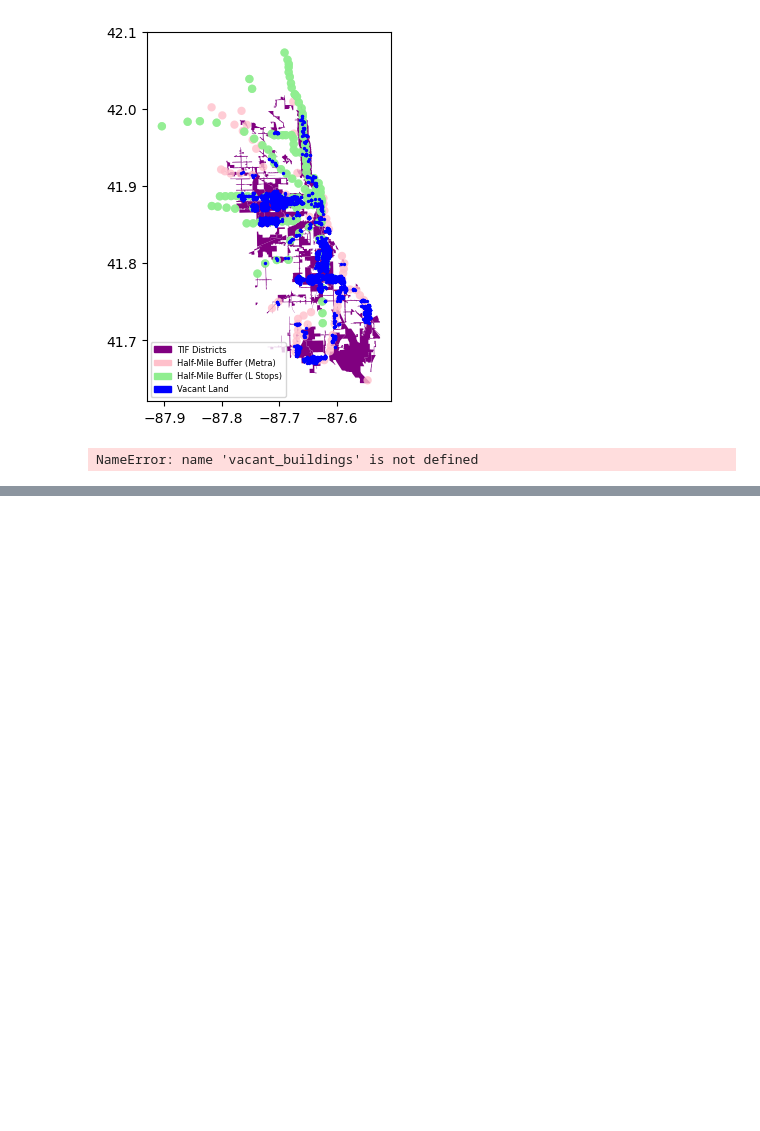
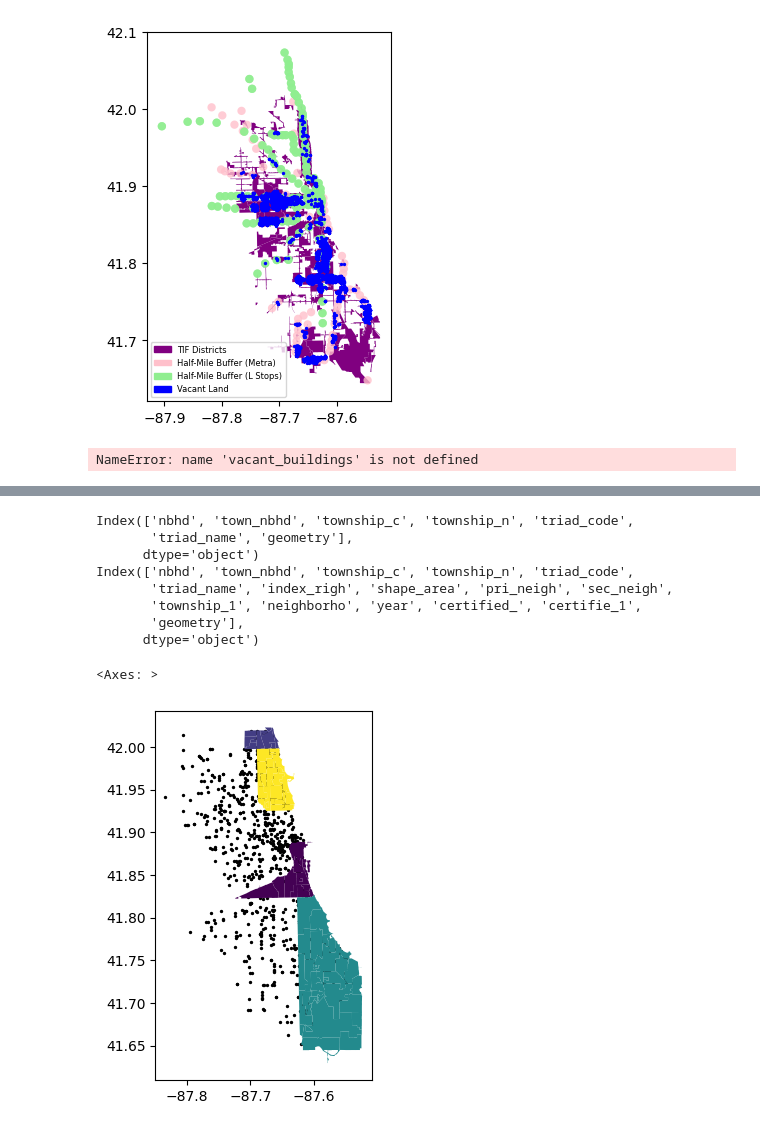
Before and after one commit to claireconzelmann/KIHC-affordable-housing-analysis, a Jupyter notebook: Code/data exploration.ipynb, the cells around one changed output, grey strips where cells are left out. Saved outputs shown, nothing was run; the diff lists cells and outputs as text; code cells hidden in the pictures; blank space fills up the shorter version.

Commit message:
Changes to buildings and adding gentrification map

```diff
--- a/Code/data exploration.ipynb
+++ b/Code/data exploration.ipynb
@@ -144,0 +124,64 @@ sale_buildings_gdf.plot(ax=ax,
+# %%
+#Neighborhood boundaries
+neighborhood_folder = 'Data/Neighborhood_Boundaries'
+neighborhood_path = os.path.join(path, neighborhood_folder,
+ 'geo_export_ad3b7229-3a91-4260-85b6-64676cb28962.shp')
+neighborhood_gdf = gpd.read_file(neighborhood_path)
+print(neighborhood_gdf.columns)
+neighborhood_gdf = neighborhood_gdf[neighborhood_gdf['triad_code'] == '1']
+
+#Neighborhood boundaries
+merged_folder = 'Data/merged_gdf_shapefile'
+merged_path = os.path.join(path, merged_folder,
+ 'merged_gdf_shapefile.shp')
+merged_gdf = gpd.read_file(merged_path)
+print(merged_gdf.columns)
+
+merged_gdf['certified_tot_mean'] = pd.to_numeric(merged_gdf['certifie_1'], errors='coerce').fillna(0)
+asessor_2000 = merged_gdf[merged_gdf["year"] == 2000].groupby("pri_neigh")["certified_tot_mean"].mean().reset_index()
+asessor_2000 = asessor_2000.rename(columns={"certified_tot_mean": "value_2000"})
+
+assessor_2023 = merged_gdf[merged_gdf["year"] == 2023].groupby("pri_neigh")["certified_tot_mean"].mean().reset_index()
+assessor_2023 = assessor_2023.rename(columns={"certified_tot_mean": "value_2023"})
+
+av_merged = pd.merge(asessor_2000, assessor_2023, on="pri_neigh", how="inner")
+av_merged["difference"] = abs(av_merged["value_2023"] - av_merged["value_2000"])
+av_merged.head()
+merged_neighborhoods = neighborhood_gdf.merge(av_merged, left_on='township_n', right_on='pri_neigh', how='left')
+merged_neighborhoods.head()
+merged_neighborhoods_gdf = gpd.GeoDataFrame(merged_neighborhoods, geometry='geometry')
+merged_neighborhoods_gdf.set_crs('EPSG:4326', allow_override=True, inplace=True)
+
+#Dropping NAs
+sale_buildings = sale_buildings.dropna(subset=['Latitude'])
+sale_buildings = sale_buildings.dropna(subset=['Longitude'])
+sale_buildings = sale_buildings[sale_buildings['City'] == 'Chicago']
+sale_buildings_gdf = gpd.GeoDataFrame(sale_buildings,
+                                 geometry=gpd.points_from_xy(sale_buildings.Longitude,
+                                                             sale_buildings.Latitude),
+                                 crs="EPSG:4326")
+
+#Merging with neighborhood boundaries
+sale_buildings_neighborhood_gdf = gpd.sjoin(sale_buildings_gdf, merged_neighborhoods_gdf,
+                             how='left')
+
+
+fig, ax = plt.subplots()
+sale_buildings_neighborhood_gdf.plot(ax=ax,
+                                     color='black',
+                                     markersize=2,
+                                     label="vacant buildings")
+merged_neighborhoods_gdf.plot(ax=ax, column="difference")
+
+#subsetted
+# %% [output]
+Index(['nbhd', 'town_nbhd', 'township_c', 'township_n', 'triad_code',
+       'triad_name', 'geometry'],
+      dtype='object')
+Index(['nbhd', 'town_nbhd', 'township_c', 'township_n', 'triad_code',
+       'triad_name', 'index_righ', 'shape_area', 'pri_neigh', 'sec_neigh',
+       'township_1', 'neighborho', 'year', 'certified_', 'certifie_1',
+       'geometry'],
+      dtype='object')
+<Axes: >
+[figure, added]
```
Also changed, not shown: parts of 1 cell of this notebook, 17 other files.
